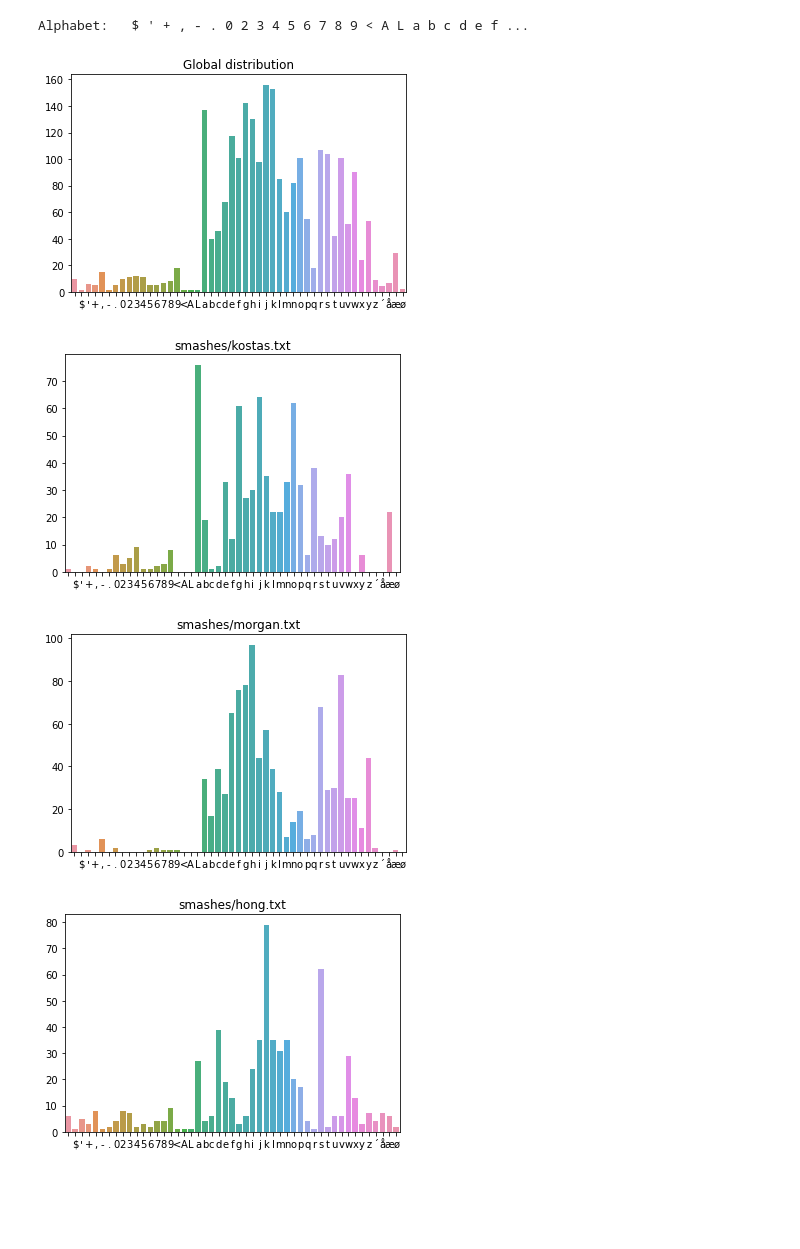
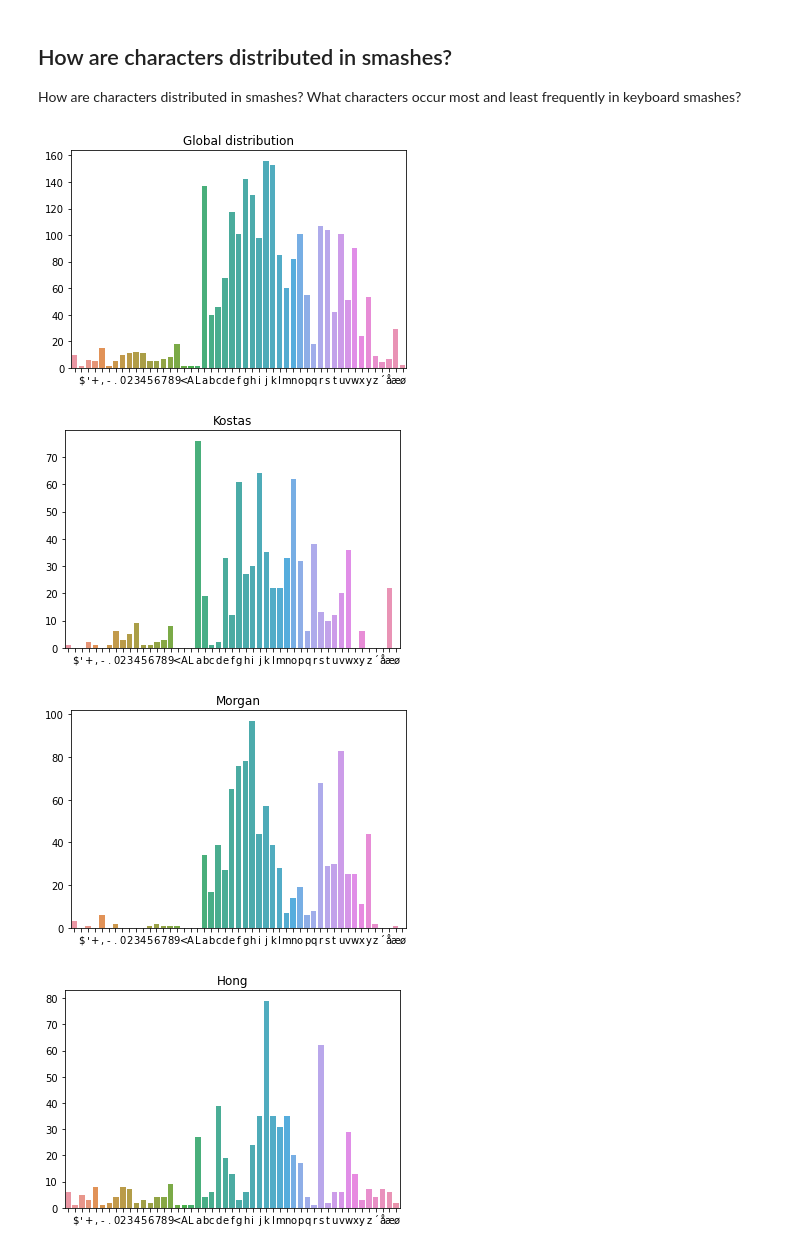
Before and after one commit to skipperkongen/keyboard-smash-frequencies, a Jupyter notebook: frequencies.ipynb, the cells around one changed output. Saved outputs shown, nothing was run; the diff lists cells and outputs as text; code cells hidden in the pictures; blank space fills up the shorter version.

```diff
--- a/frequencies.ipynb
+++ b/frequencies.ipynb
@@ -24,0 +54,25 @@ def to_normvector(monostring, alphabet):
+# %%
+# gather data
+database = [
+    Entry(name=get_name(path), path=path, monostring=to_monostring(smashes), smashes=smashes)
+    for path, smashes
+    in [(path, get_smashes(path)) for path in glob.glob('smashes/*.txt')]
+]
+names, paths, monostrings, smashes = zip(*[(e.name, e.path, e.monostring, e.smashes) for e in database])
+single_names, single_smashes = zip(*[(name, smash) for name, smash in frag(names, smashes)])
+
+
+
+# Create alphabet
+superstring = "".join([ms for ms in monostrings])
+alphabet = sorted(list(set(list(superstring))))
+print('Alphabet:', " ".join(alphabet[:25] + ['...']))
+
+# Normalise monostrings and smashes
+super_normvector = to_normvector(superstring, alphabet)
+monostring_normvectors = [to_normvector(ms, alphabet) for ms in monostrings]
+smashes_normvectors = [to_normvector(smash, alphabet) for smash in single_smashes]
+
+# Spatial indexing
+monostring_tree = get_spatial_index(monostring_normvectors)
+smash_tree = get_spatial_index(smashes_normvectors)
@@ -25,33 +81,22 @@ def to_normvector(monostring, alphabet):
+# %% [markdown]
+## How are characters distributed in smashes?
+
+How are characters distributed in smashes? What characters occur most and least frequently in keyboard smashes?
 # %%
-# gather data
-pairs = [(path, get_monostring(path)) for path in glob.glob('smashes/*.txt')]
-paths, monostrings = zip(*pairs)
-
-allstring = "".join([ms for ms in monostrings])
-alphabet = sorted(list(set(list(allstring))))
-
-#for path, df in dfs:
-#    x, y = get_occurs(df)
-#    print(path)
-#    sns.barplot(x=x, y=y)
-#    plt.
-print('Alphabet:', " ".join(alphabet[:25] + ['...']))
-
 # global distribution
 counts = Counter(allstring)
 sns.barplot(x=alphabet, y=[counts[c] for c in alphabet])
 plt.title('Global distribution')
 plt.show()
 
 # individual distributions
-for path, monostring in pairs:
+for name, monostring in zip(names, monostrings):
     counts = Counter(monostring)
     sns.barplot(x=alphabet, y=[counts[c] for c in alphabet])
-    plt.title(path)
+    plt.title(name.title())
     plt.show()
 # %% [output]
-Alphabet:   $ ' + , - . 0 2 3 4 5 6 7 8 9 < A L a b c d e f ...
 [figure]
-[figure, old version]
+[figure, new version]
-[figure, old version]
+[figure, new version]
-[figure, old version]
+[figure, new version]
```
Also changed, not shown: parts of 16 cells of this notebook.
